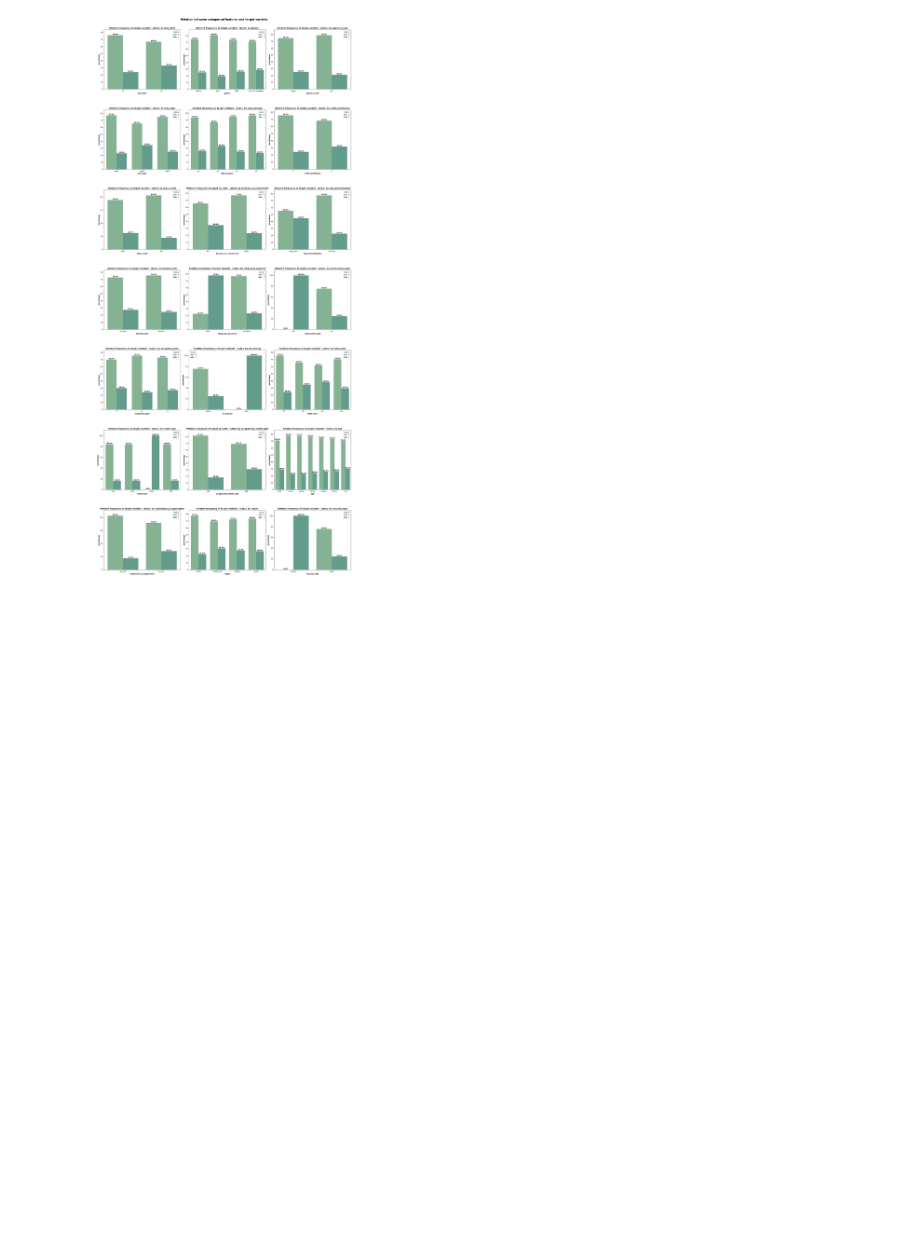
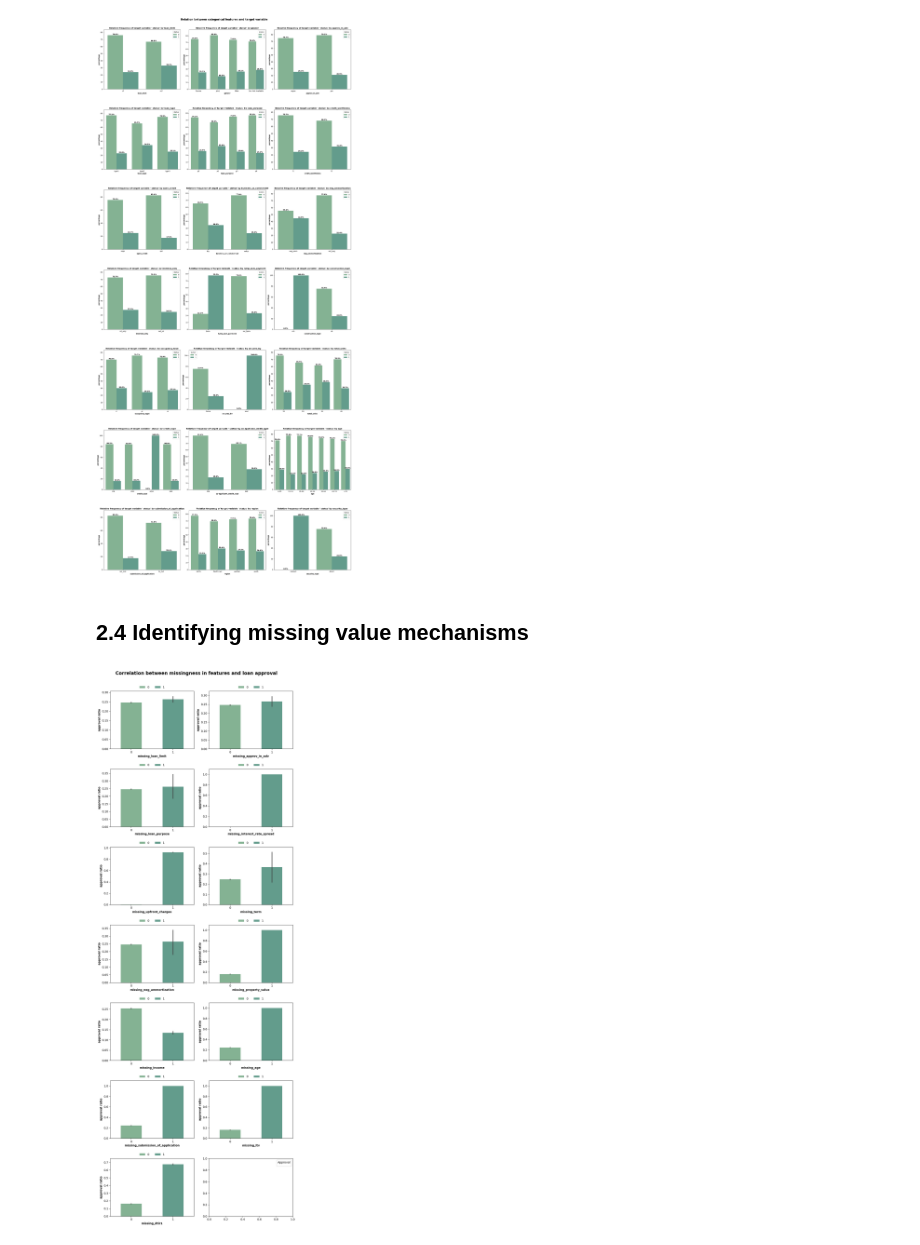
Before and after one commit to mustDestroy/LoanApproval, a Jupyter notebook: loan_risk_analysis.ipynb, the cells around one changed output. Saved outputs shown, nothing was run; the diff lists cells and outputs as text; code cells hidden in the pictures; blank space fills up the shorter version.

Commit message:
-Added Ruff extension to format code - Added missing value mechanisms - Created missing values indicator

```diff
--- a/loan_risk_analysis.ipynb
+++ b/loan_risk_analysis.ipynb
@@ -134,10 +171,14 @@ for var in df_loan.columns:
     if nr > 0:
         null_values[var] = nr
 
-#convert Dictionary into a Dataframe
-df_count_null_val = pd.DataFrame(null_values.items(), columns=['Features', 'Number of null values'])
+# convert Dictionary into a Dataframe
+df_count_null_val = pd.DataFrame(
+    null_values.items(), columns=["Features", "Number of null values"]
+)
 
 # sort the Dataframe
-df_count_null_val_sorted = df_count_null_val.sort_values(['Number of null values'], ascending=False).reset_index(drop=True)
+df_count_null_val_sorted = df_count_null_val.sort_values(
+    ["Number of null values"], ascending=False
+).reset_index(drop=True)
 # %%
 plt.figure(figsize=(12, 6))
@@ -469,0 +554,48 @@ melted_df = melt_df_for_barplot(loan_status_relfreq, 'status', 'age', 'percentag
+# %% [markdown]
+## 2.4 Identifying missing value mechanisms
+# %%
+def create_missing_value_indicators(data: pd.DataFrame):
+    df_cols = data.columns
+    for col in df_cols:
+        if data[col].isna().sum() > 0:
+            data["missing_" + col] = data[col].isna().astype(int)
+    return data
+# %%
+df_mval_indicator = create_missing_value_indicators(df_loan)
+# %%
+rows = 7
+cols = 2
+
+
+fig, axes = plt.subplots(rows, cols, figsize=(5 * cols, 4 * rows))
+axes = axes.flatten()
+
+
+i = 0
+for col in df_mval_indicator.columns:
+    if col.startswith("missing_"):
+        ax = axes[i]
+        sns.barplot(
+            x=df_mval_indicator[col],
+            y=df_mval_indicator[target_var],
+            hue=df_mval_indicator[col],
+            ax=ax,
+            width=0.5
+        )
+        sns.move_legend(ax,"lower center",bbox_to_anchor=(.5,1), ncols=3, title=None,frameon=False)
+        ax.margins(y=0.1)
+        ax.set_xlabel(col, fontweight="bold")
+        ax.set_ylabel("approval ratio", fontweight="bold")
+        i = i + 1
+
+fig.suptitle(
+    "Correlation between missingness in features and loan approval",
+    fontweight="bold",
+    fontsize=16,
+)
+plt.legend(title="Approval")
+plt.tight_layout(rect=[0, 0, 1, 0.975])
+plt.subplots_adjust(hspace=0.35)
+plt.show()
+# %% [output]
+[figure, added]
```
Also changed, not shown: parts of 24 cells of this notebook.
